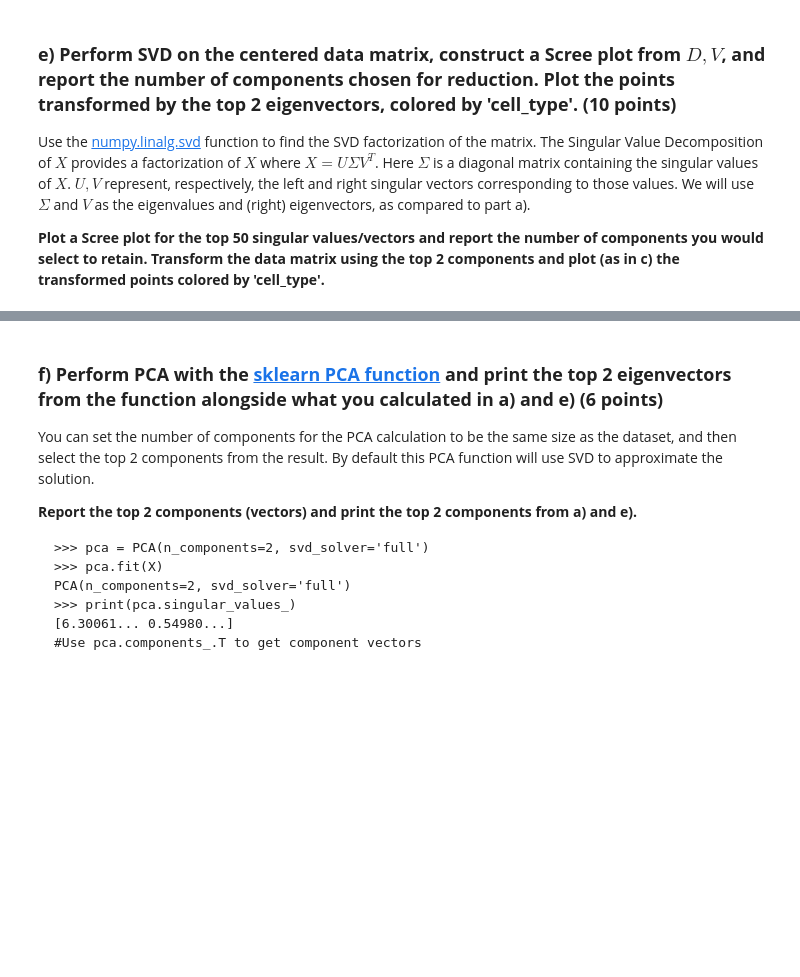
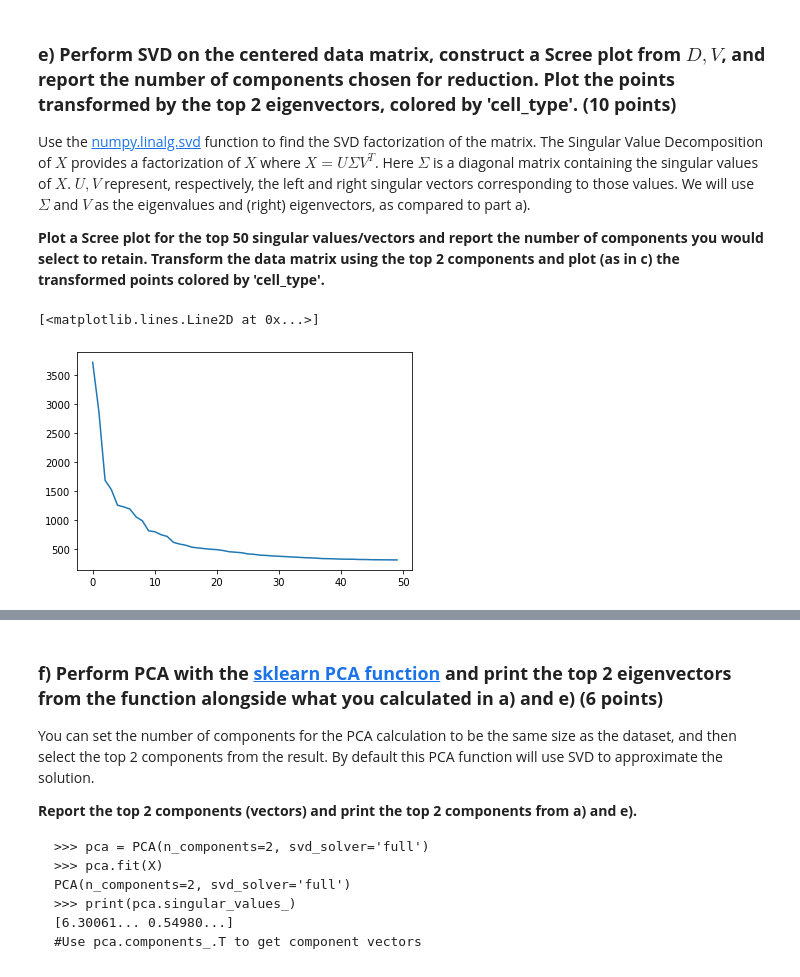
Before and after one commit to emesic23/Bi183, a Jupyter notebook: Set3/Problem4.ipynb, the cells around one changed output, grey strips where cells are left out. Cells and saved outputs as stored; diff of their text form; code cells hidden in the pictures; blank space fills up the shorter version.

```diff
--- a/Set3/Problem4.ipynb
+++ b/Set3/Problem4.ipynb
@@ -179,3 +192,10 @@ Use the [numpy.linalg.svd](https://numpy.org/doc/stable/reference/generated/nump
 **Plot a Scree plot for the top 50 singular values/vectors and report the number of components you would select to retain. Transform the data matrix using the top 2 components and plot (as in c) the transformed points colored by 'cell_type'.**
 # %%
 u, s, vh = np.linalg.svd(centered)
+# %%
+s_sorted_idx = np.flip(np.argsort(s))
+pc_values = np.arange(50)
+plt.plot(pc_values, s[s_sorted_idx][:50])
+# %% [output]
+[<matplotlib.lines.Line2D at 0x...>]
+[figure, added]
```
Also changed, not shown: parts of 17 cells of this notebook, 2 other files.
